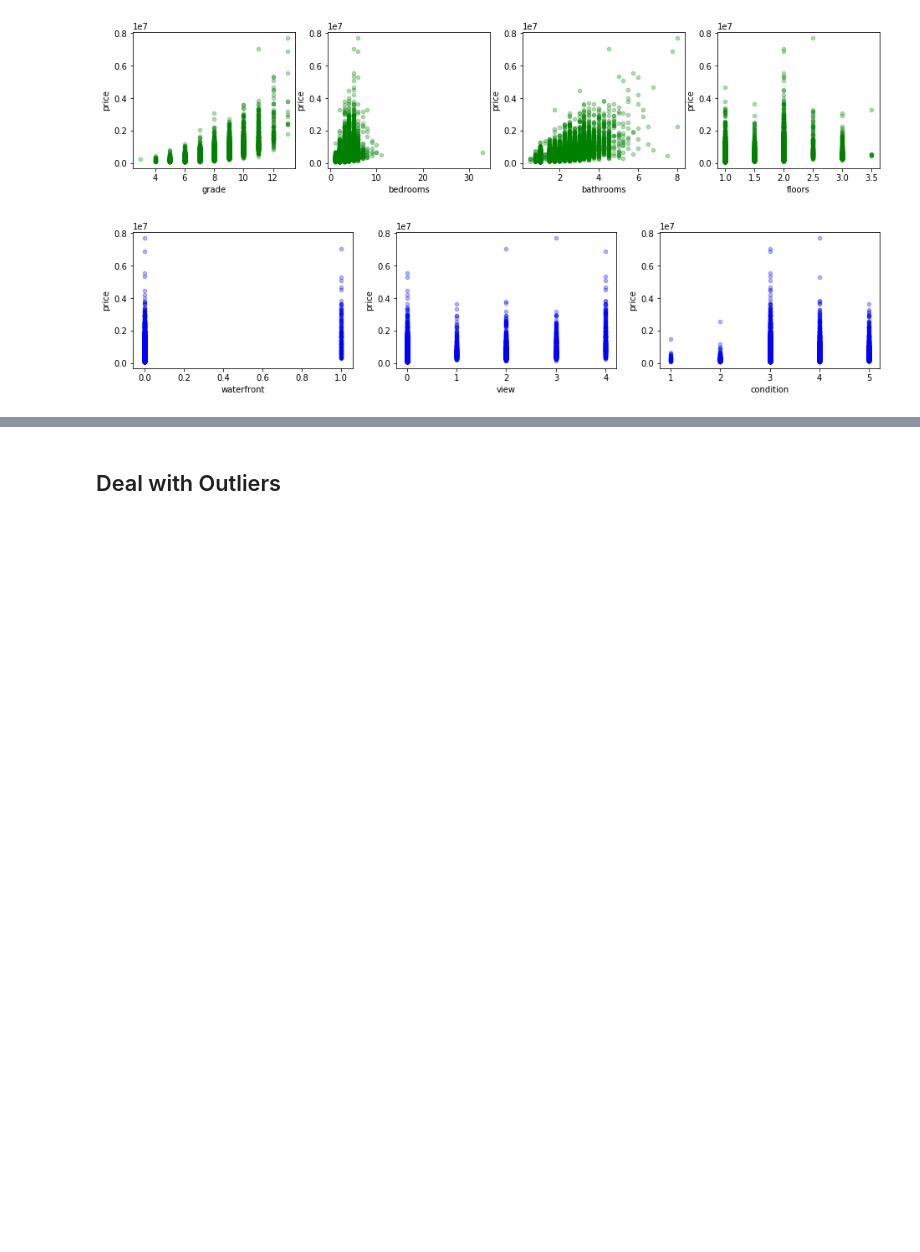
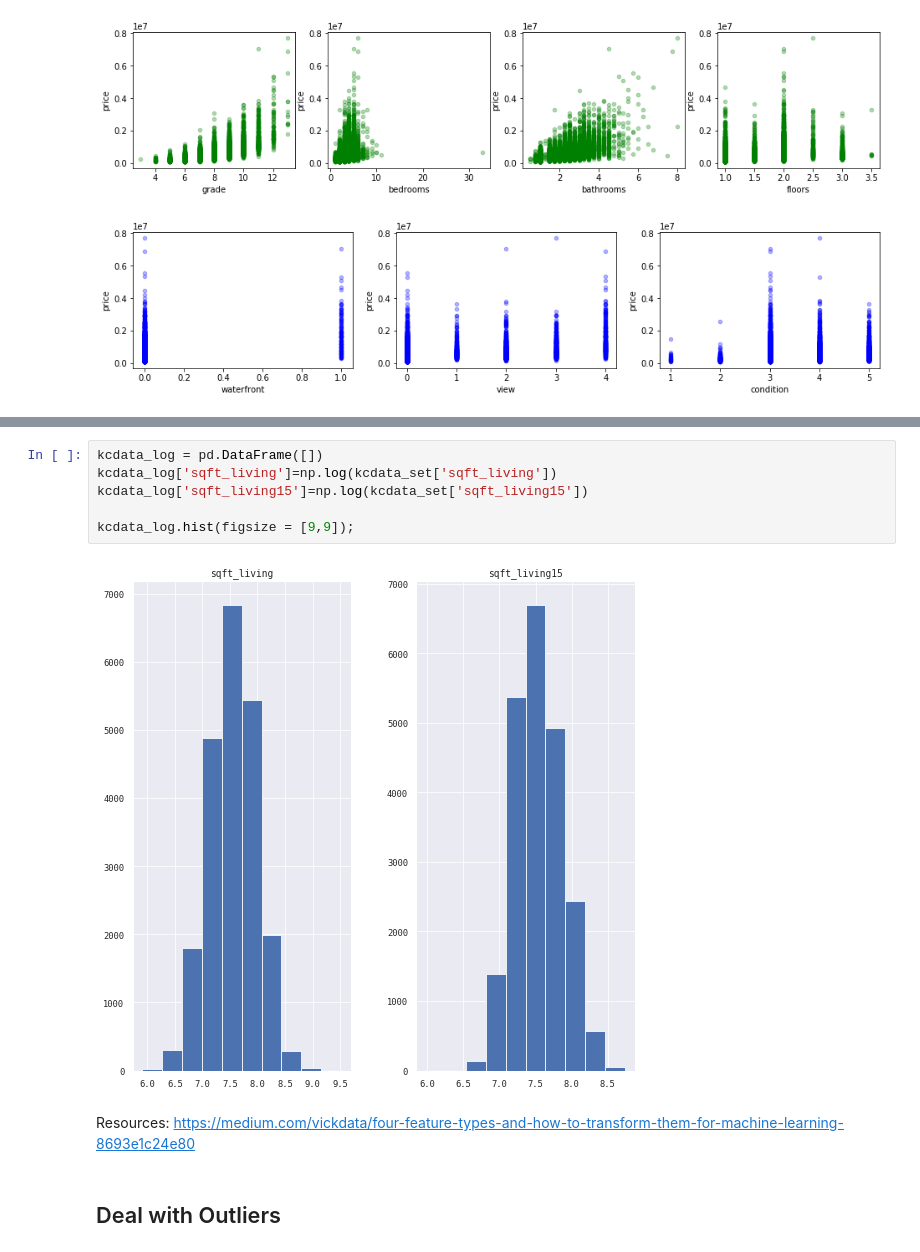
Before and after one commit to bonniema/housepriceprediction-multipleregression, a Jupyter notebook: project-exploration.ipynb, the cells around one changed output, grey strips where cells are left out. Drawn from its saved outputs; the diff is of its cells as text; blank space fills up the shorter version.

```diff
--- a/project-exploration.ipynb
+++ b/project-exploration.ipynb
@@ -225,3 +303,13 @@ plt.show()
+# %%
+kcdata_log = pd.DataFrame([])
+kcdata_log['sqft_living']=np.log(kcdata_set['sqft_living'])
+kcdata_log['sqft_living15']=np.log(kcdata_set['sqft_living15'])
+
+kcdata_log.hist(figsize = [9,9]);
+# %% [output]
+[figure, added]
+# %% [markdown]
+Resources: https://medium.com/vickdata/four-feature-types-and-how-to-transform-them-for-machine-learning-8693e1c24e80
 # %% [markdown]
 ## Deal with Outliers
 # %% [markdown]
```
Also changed, not shown: parts of 21 cells of this notebook, 1 other file.
